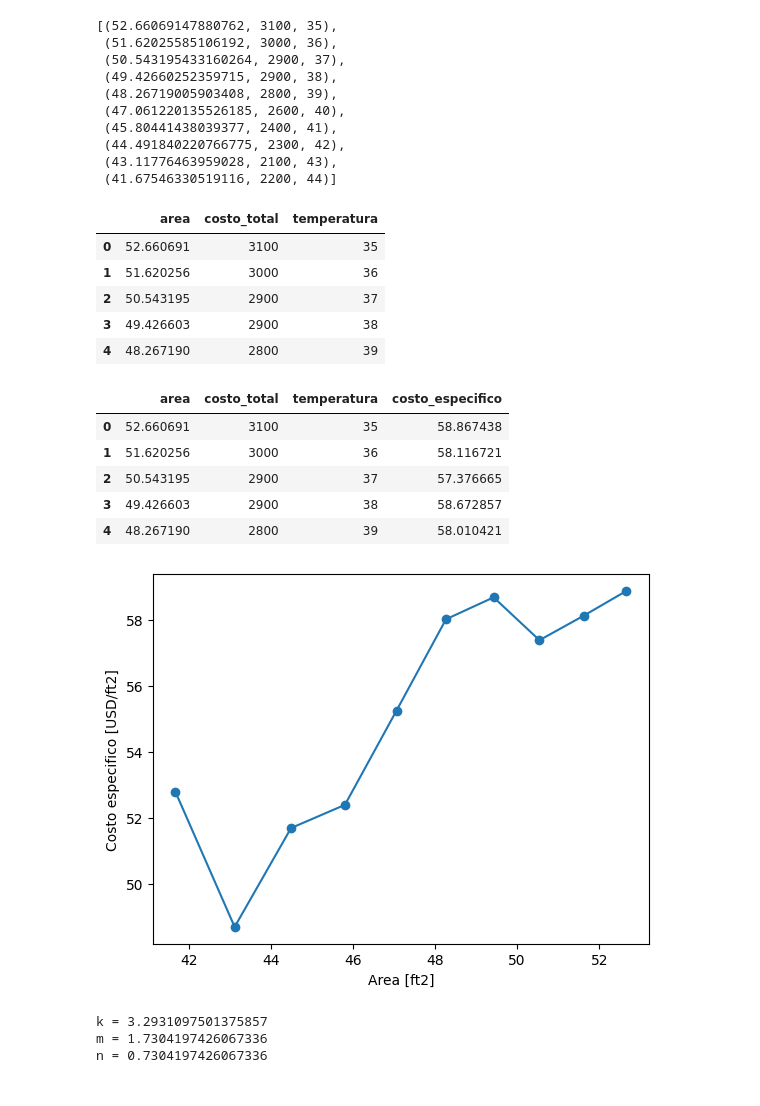
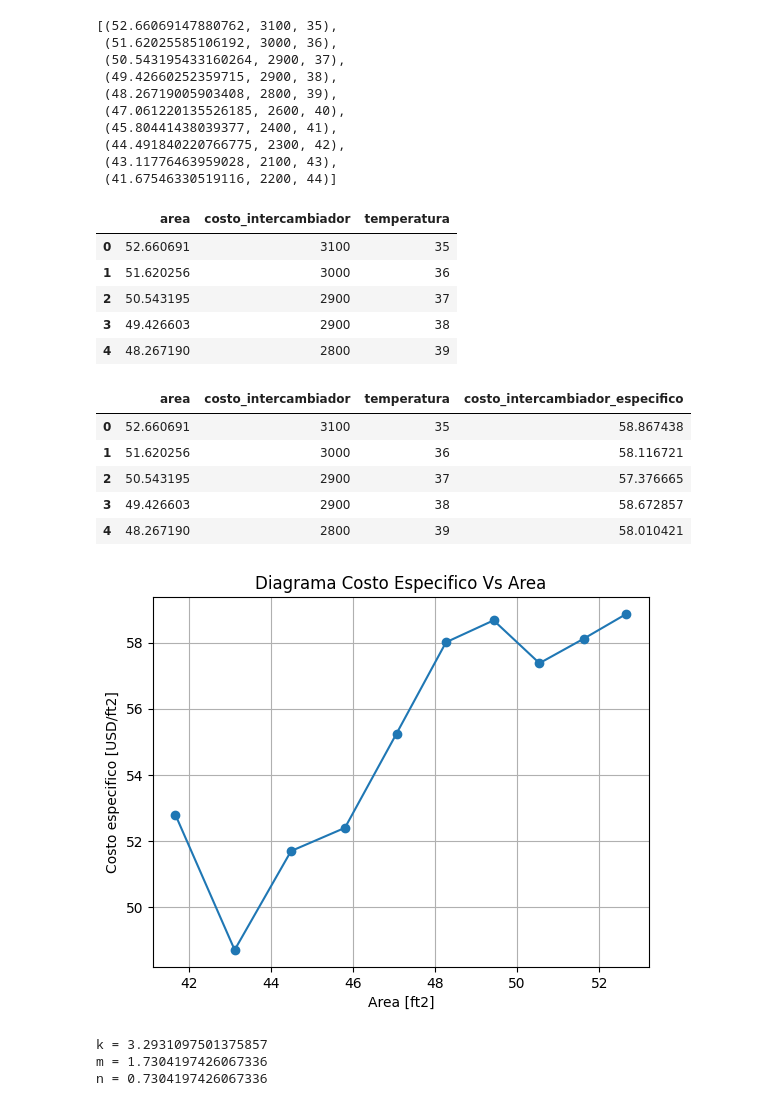
Before and after one commit to DanielSarmiento04/thermical_system, a Jupyter notebook: ejemplo_proyecto_diseno.ipynb, the cells around one changed output. Drawn from its saved outputs; the diff is of its cells as text; code cells hidden in the pictures.

```diff
--- a/ejemplo_proyecto_diseno.ipynb
+++ b/ejemplo_proyecto_diseno.ipynb
@@ -489,21 +509,21 @@ data_bo_map
 # %%
 data = pd.DataFrame(
     data_bo_map,
-    columns=['area', 'costo_total', 'temperatura']
+    columns=['area', 'costo_intercambiador', 'temperatura']
 )
 data.head()
 # %% [output]
-|  | area | costo_total | temperatura |
+|  | area | costo_intercambiador | temperatura |
 | 0 | 52.660691 | 3100 | 35 |
 | 1 | 51.620256 | 3000 | 36 |
 | 2 | 50.543195 | 2900 | 37 |
 | 3 | 49.426603 | 2900 | 38 |
 | 4 | 48.267190 | 2800 | 39 |
 # %%
-data['costo_especifico'] = data['costo_total'] / data['area']
+data['costo_intercambiador_especifico'] = data['costo_intercambiador'] / data['area']
 data.head()
 # %% [output]
-|  | area | costo_total | temperatura | costo_especifico |
+|  | area | costo_intercambiador | temperatura | costo_intercambiador_especifico |
 | 0 | 52.660691 | 3100 | 35 | 58.867438 |
 | 1 | 51.620256 | 3000 | 36 | 58.116721 |
 | 2 | 50.543195 | 2900 | 37 | 57.376665 |
@@ -512,15 +532,16 @@ data.head()
 # %%
 plt.plot(
     data['area'],
-    data['costo_especifico'],
+    data['costo_intercambiador_especifico'],
     marker='o'
 )
 plt.xlabel('Area [ft2]')
 plt.ylabel('Costo especifico [USD/ft2]')
-plt.grid(False)
+plt.title("Diagrama Costo Especifico Vs Area")
+plt.grid(True)
 plt.show()
 # %% [output]
-[figure, old version]
+[figure, new version]
 # %%
 # Define the power law function
 def power_law(x, A, B):
```
Also changed, not shown: parts of 37 cells of this notebook, 6 other files.
